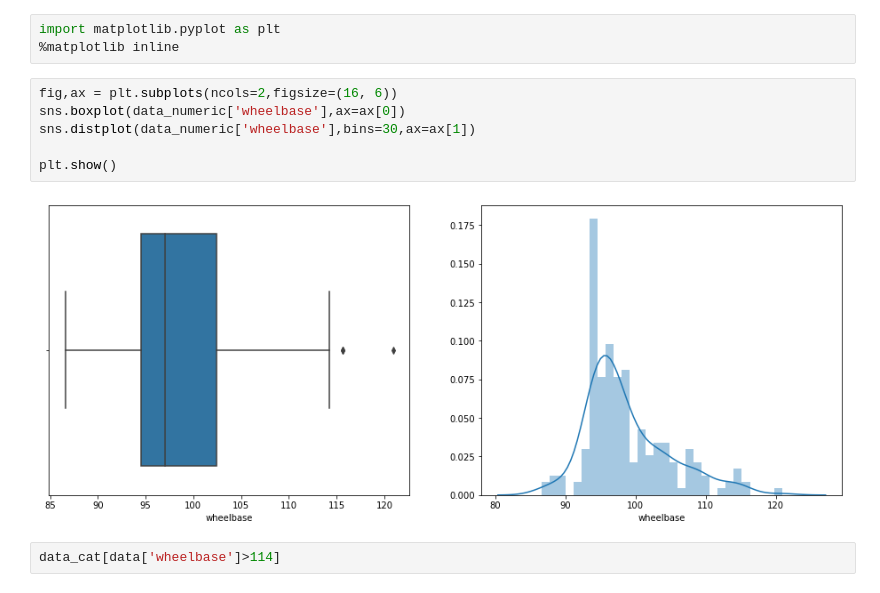
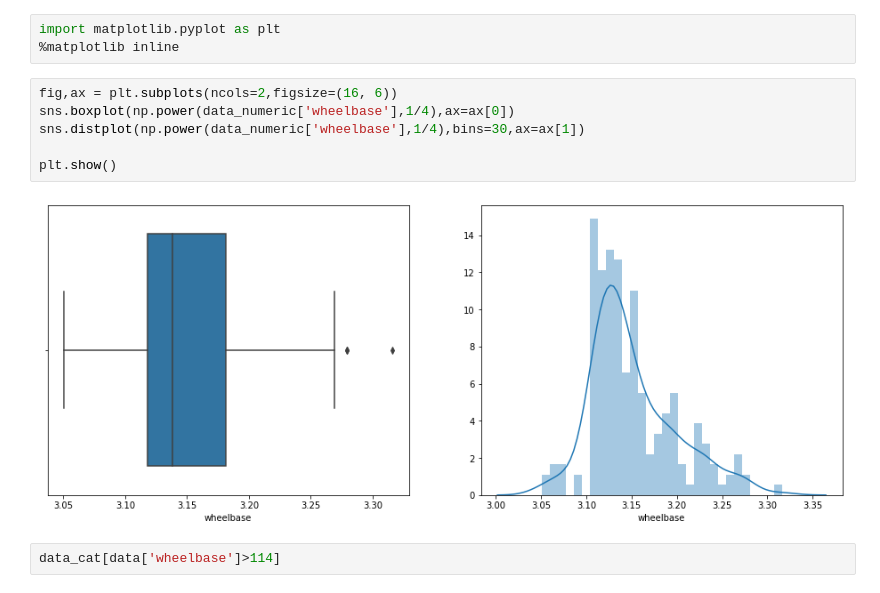
Before and after one commit to prateekkohli1992/regression_1, a Jupyter notebook: EXPLORE_DATA_AND_GAPS.ipynb, the cells around one changed output. Drawn from its saved outputs; the diff is of its cells as text.

```diff
--- a/EXPLORE_DATA_AND_GAPS.ipynb
+++ b/EXPLORE_DATA_AND_GAPS.ipynb
@@ -361,12 +365,12 @@ import matplotlib.pyplot as plt
 %matplotlib inline
 # %%
 fig,ax = plt.subplots(ncols=2,figsize=(16, 6))
-sns.boxplot(data_numeric['wheelbase'],ax=ax[0])
-sns.distplot(data_numeric['wheelbase'],bins=30,ax=ax[1])
+sns.boxplot(np.power(data_numeric['wheelbase'],1/4),ax=ax[0])
+sns.distplot(np.power(data_numeric['wheelbase'],1/4),bins=30,ax=ax[1])
 
 plt.show()
 # %% [output]
-[figure, old version]
+[figure, new version]
 # %%
 data_cat[data['wheelbase']>114]
 # %% [output]
```
Also changed, not shown: parts of 32 cells of this notebook, 9 other files.
